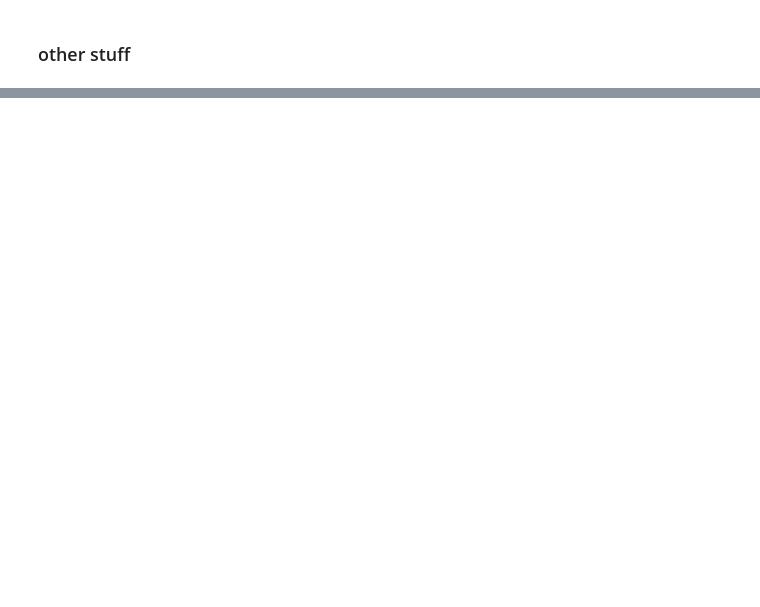
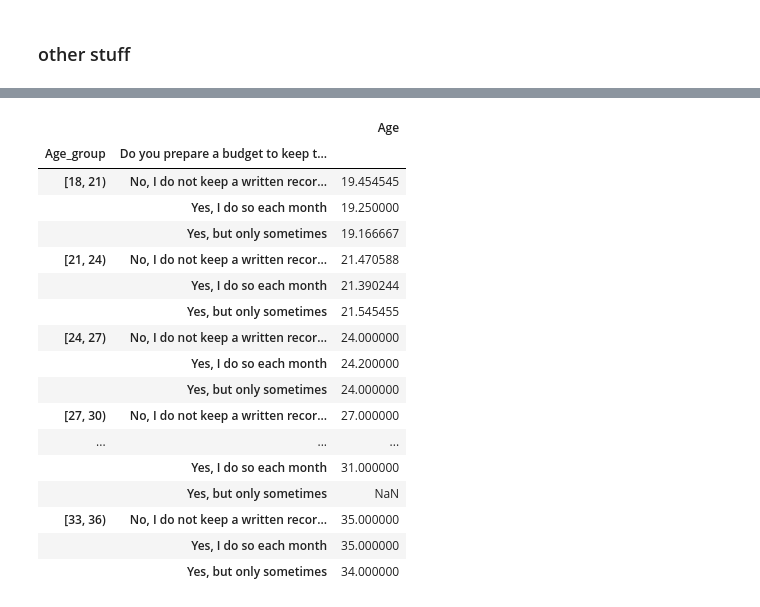
Before and after one commit to Roudranil/Financial-Literacy-project, a Jupyter notebook: eda.ipynb, the cells around one changed output, grey strips where cells are left out. Drawn from its saved outputs; the diff is of its cells as text; code cells hidden in the pictures; blank space fills up the shorter version.

```diff
--- a/eda.ipynb
+++ b/eda.ipynb
@@ -9,0 +13,2 @@ data.drop(columns=['Timestamp'], inplace=True)
+# %%
+working_data = data.copy()
@@ -88,0 +139,21 @@ renamed_data
+# %%
+working_data.groupby(['Age_group', 'Do you prepare a budget to keep track of necessary expenses and savings?']).aggregate(np.mean)
+# %% [output]
+|  |  | Age |
+| Age_group | Do you prepare a budget to keep t... |  |
+| [18, 21) | No, I do not keep a written recor... | 19.454545 |
+|  | Yes, I do so each month | 19.250000 |
+|  | Yes, but only sometimes | 19.166667 |
+| [21, 24) | No, I do not keep a written recor... | 21.470588 |
+|  | Yes, I do so each month | 21.390244 |
+|  | Yes, but only sometimes | 21.545455 |
+| [24, 27) | No, I do not keep a written recor... | 24.000000 |
+|  | Yes, I do so each month | 24.200000 |
+|  | Yes, but only sometimes | 24.000000 |
+| [27, 30) | No, I do not keep a written recor... | 27.000000 |
+| ... | ... | ... |
+|  | Yes, I do so each month | 31.000000 |
+|  | Yes, but only sometimes | NaN |
+| [33, 36) | No, I do not keep a written recor... | 35.000000 |
+|  | Yes, I do so each month | 35.000000 |
+|  | Yes, but only sometimes | 34.000000 |
```
Also changed, not shown: parts of 22 cells of this notebook, 1 other file.
